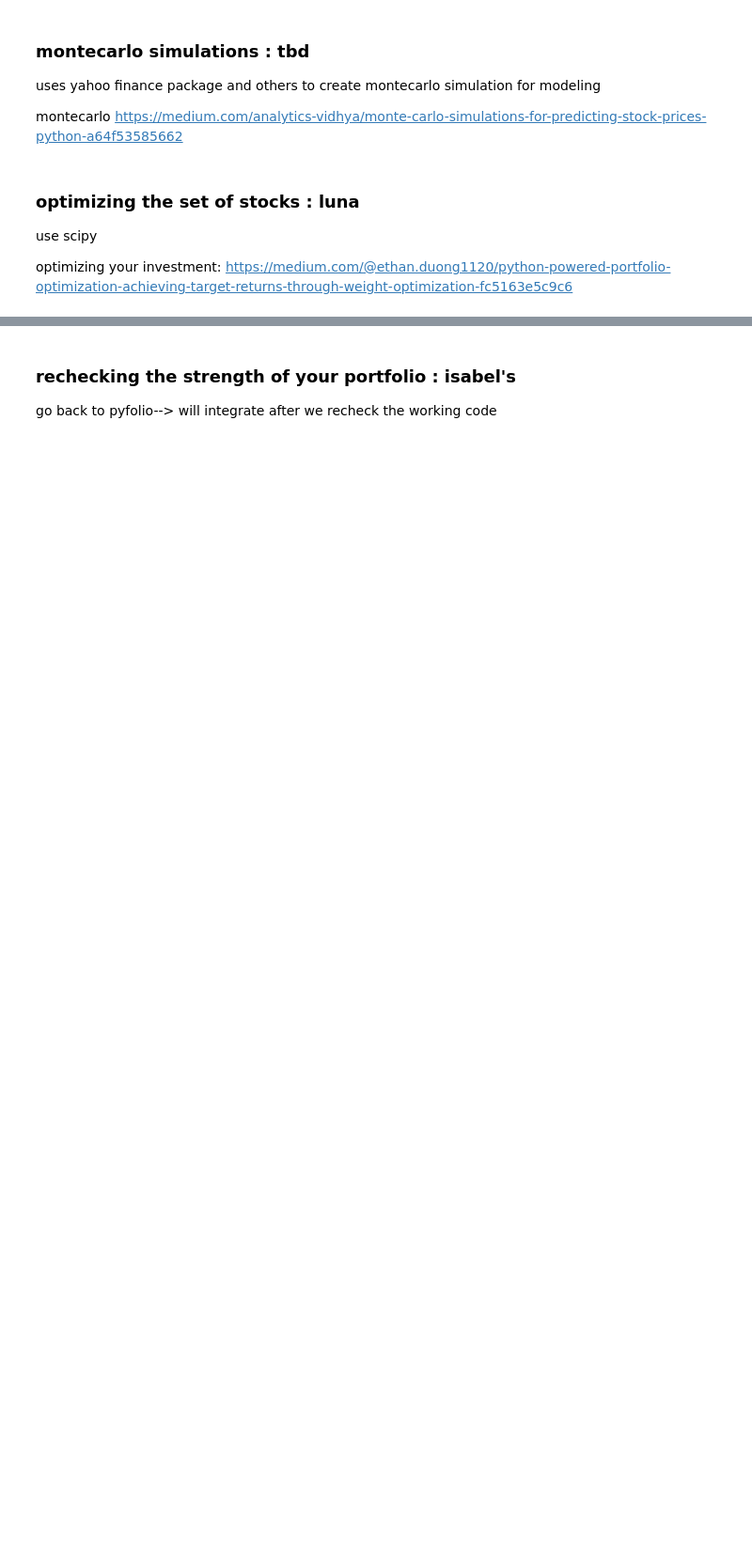
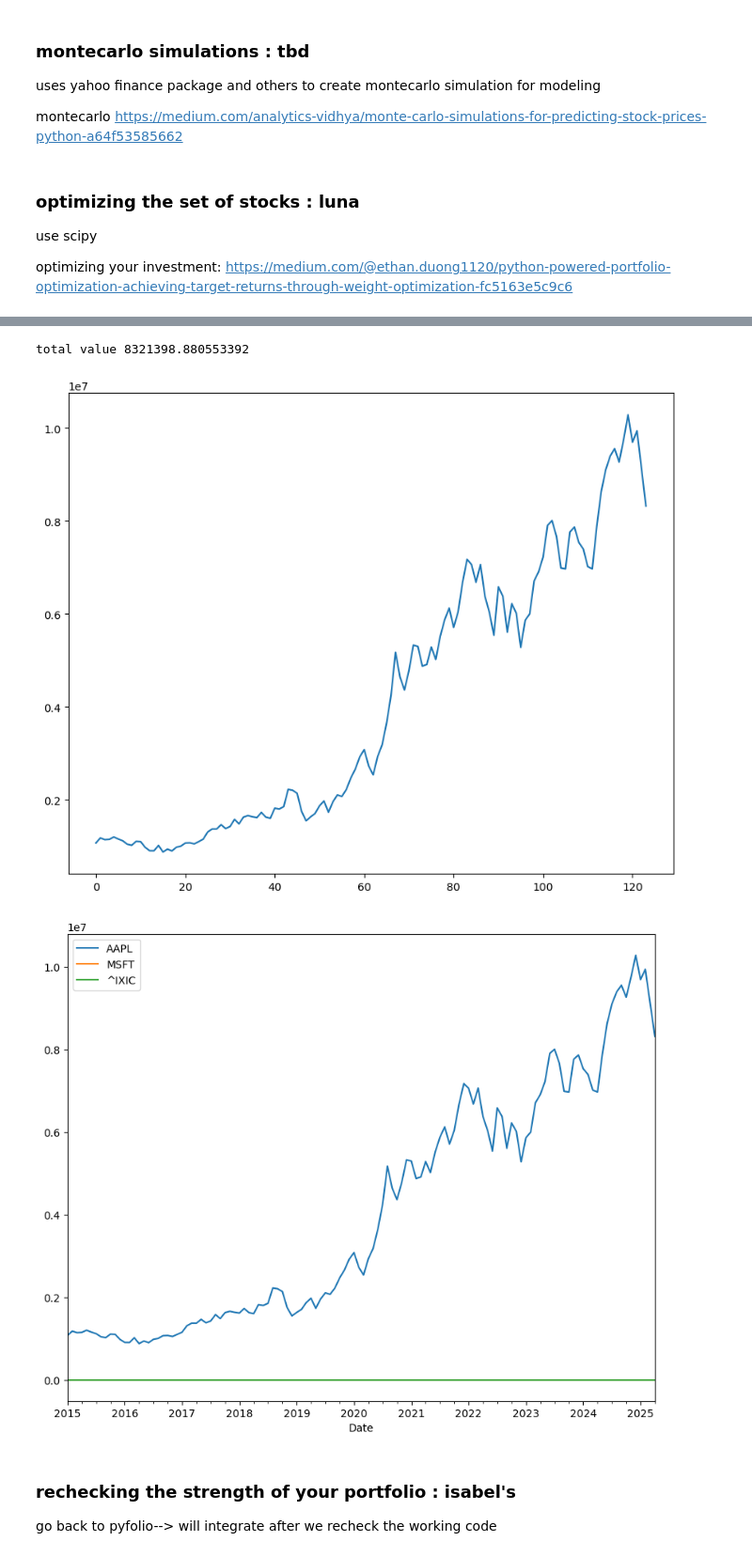
Before and after one commit to nirantheri/cs123, a Jupyter notebook: new_outline.ipynb, the cells around one changed output, grey strips where cells are left out. Shown at 94% size. Drawn from its saved outputs; the diff is of its cells as text; code cells hidden in the pictures; blank space fills up the shorter version.

```diff
--- a/new_outline.ipynb
+++ b/new_outline.ipynb
@@ -361,7 +350,9 @@ use scipy
 
 optimizing your investment: https://medium.com/@ethan.duong1120/python-powered-portfolio-optimization-achieving-target-returns-through-weight-optimization-fc5163e5c9c6
 # %%
-testList = ['AAPL', 'MSFT', 'GOOG', 'TSLA', 'NFLX', 'SBUX', '^GSPC', '^DJI', '^IXIC']
+# testList = ['AAPL', 'MSFT', 'GOOG', 'TSLA', 'NFLX', 'SBUX', '^GSPC', '^DJI', '^IXIC']
+
+testList = portfolio
 
 # pull the first stock's data; drop all unnecessary columns
 ticker = yf.Ticker(testList[0])
@@ -391,6 +382,9 @@ numStocks = len(returns_df.columns)
 initialWeight = [1/numStocks] * numStocks
 
 # return goal?
+
+#TODO: figure out what we should set this value to
+
 targetReturn = .4
 
 # bounds the percentage of each stock we can hold (between 0 and 100%)
@@ -422,3 +428,54 @@ IndexError: too many indices for array
+# %%
+initial_portfolio_val = 1e6
+all_pos_vals = []
+
+optimizedResults.rename(index={optimizedResults.index[0]: portfolio[0]}, inplace=True)
+allocations = optimizedResults[0].to_dict()
+
+
+
+for stock_name in dataframes:
+    # grab the dataframe for a single stock
+    stock_df = dataframes[stock_name]
+    # create normed return column
+    stock_df['Normed Return'] = stock_df['Close'] /stock_df.iloc[0]['Close']
+
+    # use normed return to adjust the percentage of portfolio held
+    allocation = float(allocations[stock_name])  # Convert allocation to float
+    stock_df['Allocation'] = stock_df['Normed Return']*allocation
+
+    # find value of stock at each date
+    stock_df['Position Value'] = stock_df['Allocation']*initial_portfolio_val
+
+    # add to list of all position values
+    all_pos_vals.append(stock_df['Position Value'])
+
+
+# concatenate the list of position values
+portfolio_val = pd.concat(all_pos_vals, axis=1)
+
+# set the column names
+portfolio_val.columns = portfolio
+
+# add a total portfolio column
+portfolio_val['Total'] = portfolio_val.sum(axis=1)
+
+# changing date to column not index
+portfolio_val = portfolio_val.reset_index()
+
+# Resample the portfolio_val DataFrame to only include the last date of each month
+portfolio_val = portfolio_val.resample('ME', on='Date').last().reset_index()
+
+%matplotlib inline
+portfolio_val['Total'].plot(figsize=(10,8))
+portfolio_val.drop('Total', axis=1).set_index('Date').plot(figsize=(10,8))
+
+
+print("total value", portfolio_val['Total'].iat[-1])
+# %% [output]
+total value 8321398.880553392
+[figure, added]
+[figure, added]
 # %% [markdown]
 ### rechecking the strength of your portfolio : isabel's
 
```
Also changed, not shown: parts of 4 cells of this notebook.
